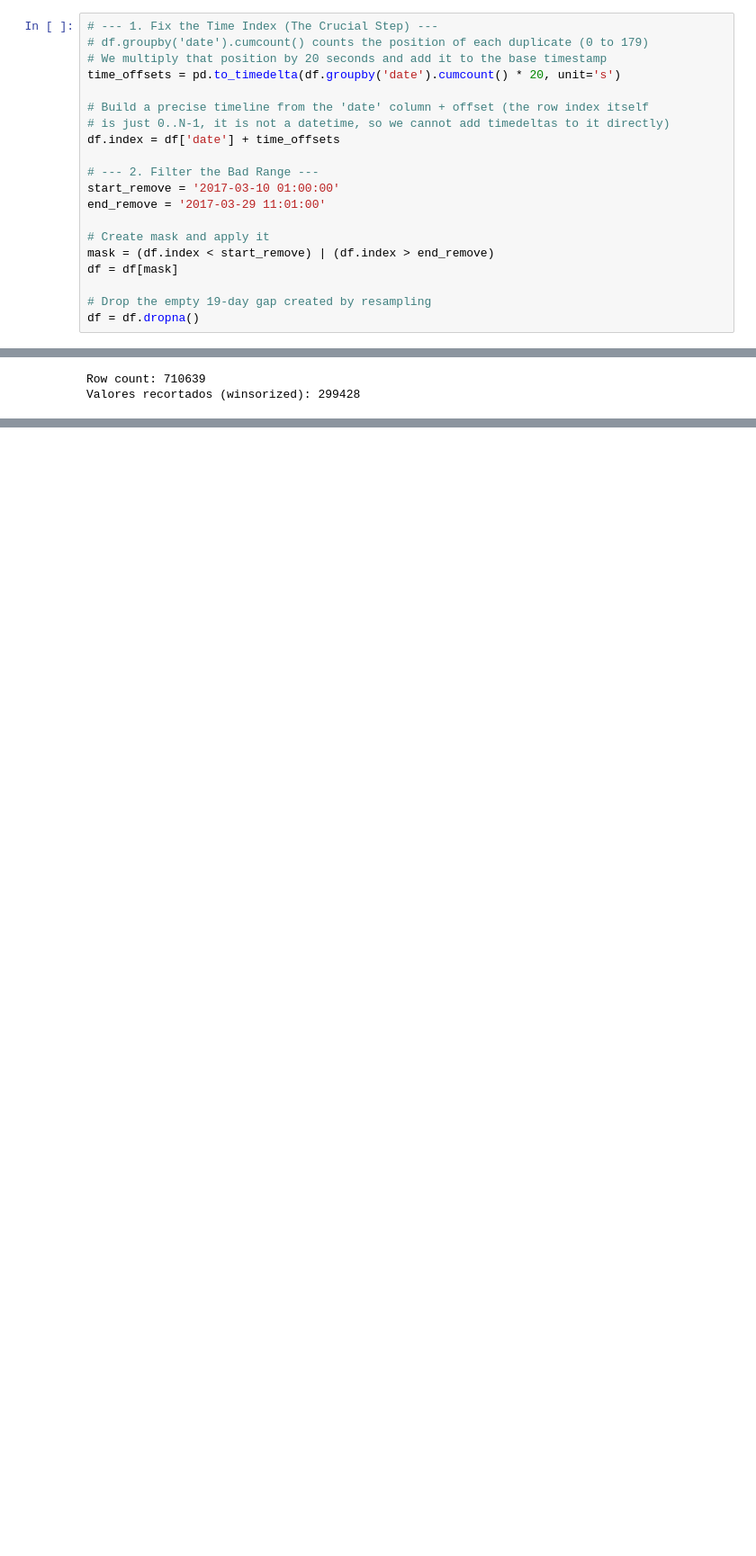
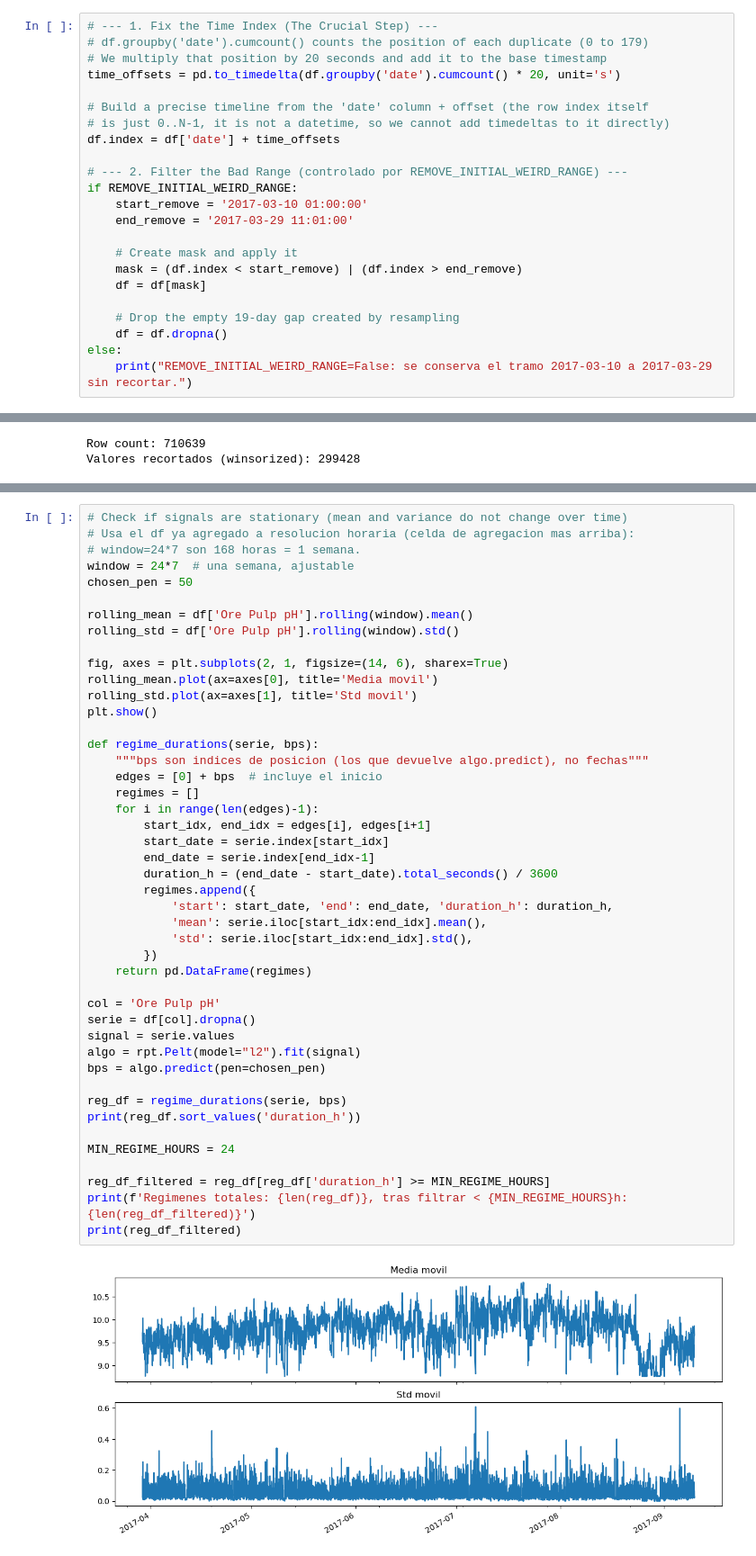
Before and after one commit to gerardo-perez-96/AOVE2-doc, a Jupyter notebook: mining_process_dataset/forecasting_1_h_ml.ipynb, the cells around one changed output, grey strips where cells are left out. Shown at 90% size. Cells and saved outputs as stored; diff of their text form; blank space fills up the shorter version.

```diff
--- a/mining_process_dataset/forecasting_1_h_ml.ipynb
+++ b/mining_process_dataset/forecasting_1_h_ml.ipynb
@@ -36,16 +50,19 @@ time_offsets = pd.to_timedelta(df.groupby('date').cumcount() * 20, unit='s')
 # is just 0..N-1, it is not a datetime, so we cannot add timedeltas to it directly)
 df.index = df['date'] + time_offsets
 
-# --- 2. Filter the Bad Range ---
-start_remove = '2017-03-10 01:00:00'
-end_remove = '2017-03-29 11:01:00'
+# --- 2. Filter the Bad Range (controlado por REMOVE_INITIAL_WEIRD_RANGE) ---
+if REMOVE_INITIAL_WEIRD_RANGE:
+    start_remove = '2017-03-10 01:00:00'
+    end_remove = '2017-03-29 11:01:00'
 
-# Create mask and apply it
-mask = (df.index < start_remove) | (df.index > end_remove)
-df = df[mask]
+    # Create mask and apply it
+    mask = (df.index < start_remove) | (df.index > end_remove)
+    df = df[mask]
 
-# Drop the empty 19-day gap created by resampling
-df = df.dropna()
+    # Drop the empty 19-day gap created by resampling
+    df = df.dropna()
+else:
+    print("REMOVE_INITIAL_WEIRD_RANGE=False: se conserva el tramo 2017-03-10 a 2017-03-29 sin recortar.")
 # %%
 # Limpieza de outliers por ventana
 numeric_df = df.select_dtypes(include=[np.number])
@@ -188,3 +209,50 @@ File parameters: Index(['% Iron Concentrate', '% Silica Concentrate', 'Feed Iron
 50%             65.195000              1.996286
 75%             65.830000              2.990000
 max             68.010000              5.530000
+# %%
+# Check if signals are stationary (mean and variance do not change over time)
+# Usa el df ya agregado a resolucion horaria (celda de agregacion mas arriba):
+# window=24*7 son 168 horas = 1 semana.
+window = 24*7  # una semana, ajustable
+chosen_pen = 50
+
+rolling_mean = df['Ore Pulp pH'].rolling(window).mean()
+rolling_std = df['Ore Pulp pH'].rolling(window).std()
+
+fig, axes = plt.subplots(2, 1, figsize=(14, 6), sharex=True)
+rolling_mean.plot(ax=axes[0], title='Media movil')
+rolling_std.plot(ax=axes[1], title='Std movil')
+plt.show()
+
+def regime_durations(serie, bps):
+    """bps son indices de posicion (los que devuelve algo.predict), no fechas"""
+    edges = [0] + bps  # incluye el inicio
+    regimes = []
+    for i in range(len(edges)-1):
+        start_idx, end_idx = edges[i], edges[i+1]
+        start_date = serie.index[start_idx]
+        end_date = serie.index[end_idx-1]
+        duration_h = (end_date - start_date).total_seconds() / 3600
+        regimes.append({
+            'start': start_date, 'end': end_date, 'duration_h': duration_h,
+            'mean': serie.iloc[start_idx:end_idx].mean(),
+            'std': serie.iloc[start_idx:end_idx].std(),
+        })
+    return pd.DataFrame(regimes)
+
+col = 'Ore Pulp pH'
+serie = df[col].dropna()
+signal = serie.values
+algo = rpt.Pelt(model="l2").fit(signal)
+bps = algo.predict(pen=chosen_pen)
+
+reg_df = regime_durations(serie, bps)
+print(reg_df.sort_values('duration_h'))
+
+MIN_REGIME_HOURS = 24
+
+reg_df_filtered = reg_df[reg_df['duration_h'] >= MIN_REGIME_HOURS]
+print(f'Regimenes totales: {len(reg_df)}, tras filtrar < {MIN_REGIME_HOURS}h: {len(reg_df_filtered)}')
+print(reg_df_filtered)
+# %% [output]
+[figure, added]
```
Also changed, not shown: parts of 7 cells of this notebook, 3 other files.
